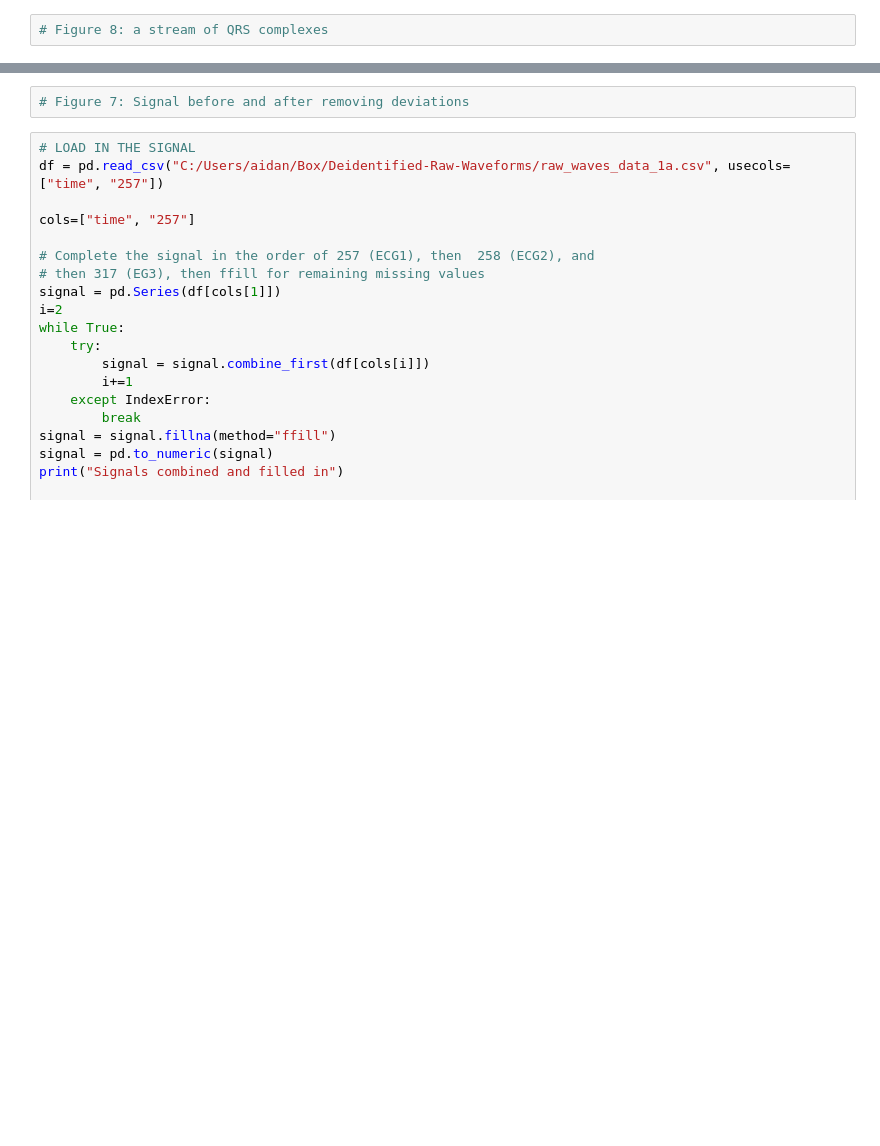
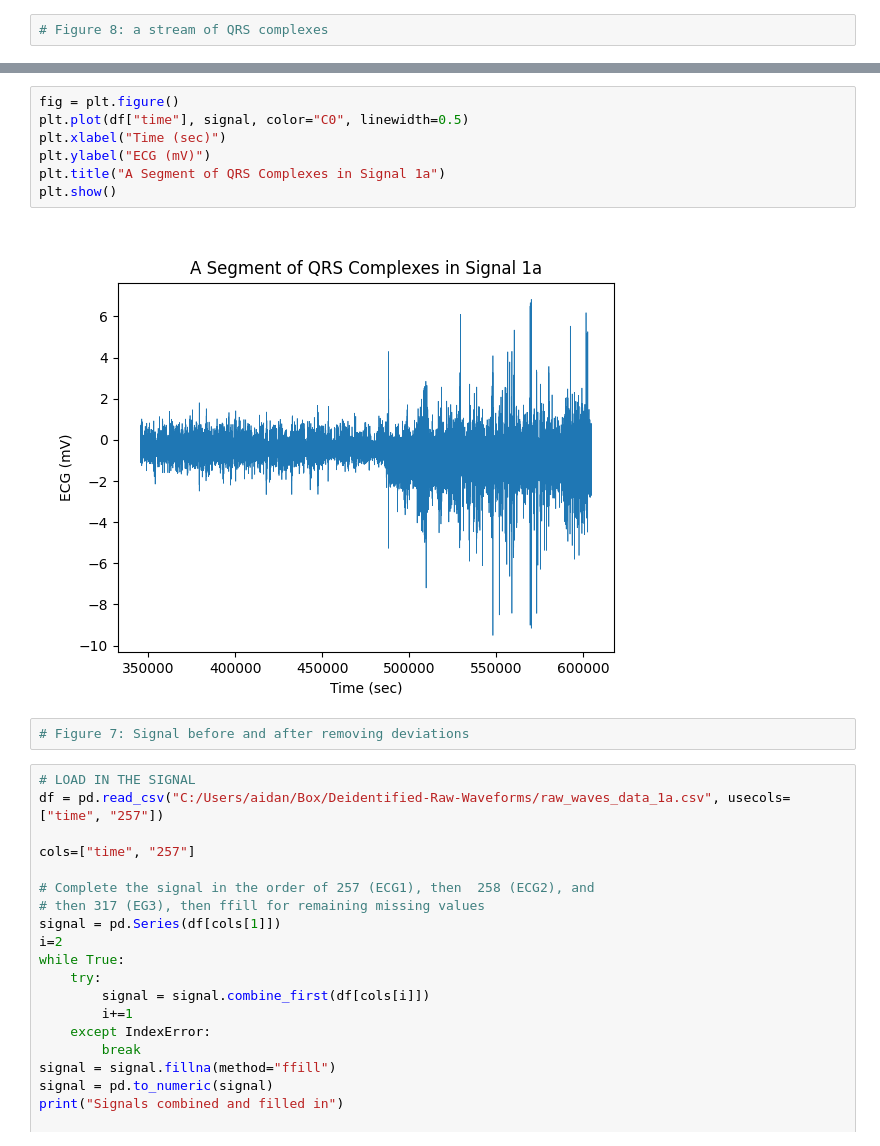
Before and after one commit to aidanlokeeffe/nicu_hrv_analysis, a Jupyter notebook: notebooks2/02-pipeline-visualizations.ipynb, the cells around one changed output, grey strips where cells are left out. Saved outputs shown, nothing was run; the diff lists cells and outputs as text; blank space fills up the shorter version.

```diff
--- a/notebooks2/02-pipeline-visualizations.ipynb
+++ b/notebooks2/02-pipeline-visualizations.ipynb
@@ -57,3 +219,12 @@ print(virtual_memory())
+# %%
+fig = plt.figure()
+plt.plot(df["time"], signal, color="C0", linewidth=0.5)
+plt.xlabel("Time (sec)")
+plt.ylabel("ECG (mV)")
+plt.title("A Segment of QRS Complexes in Signal 1a")
+plt.show()
+# %% [output]
+[figure, added]
 # %%
 # Figure 7: Signal before and after removing deviations
 # %%
```
Also changed, not shown: parts of 18 cells of this notebook, 16 other files.
